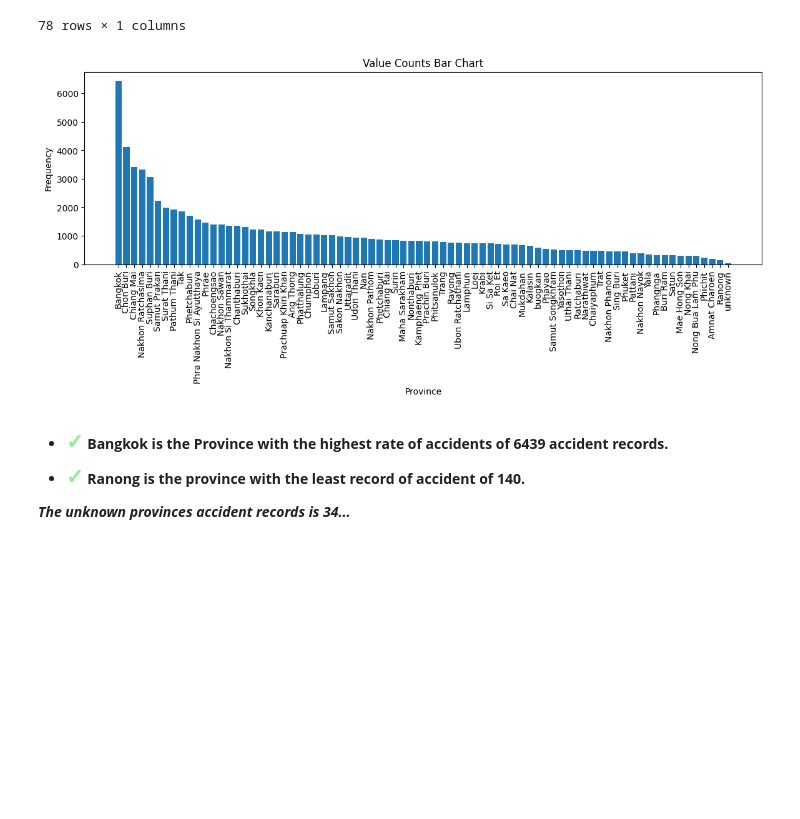
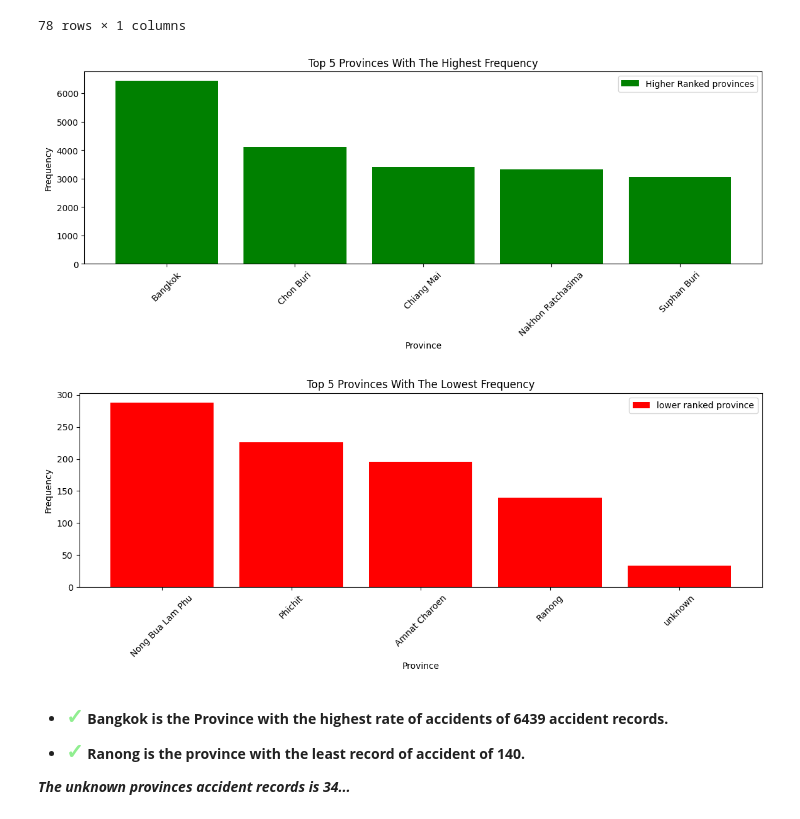
Before and after one commit to LegendSeyi/Thai_Road_Accident_Data_Analysis, a Jupyter notebook: Thai_Road_Accident_data_analysis.ipynb, the cells around one changed output. Saved outputs shown, nothing was run; the diff lists cells and outputs as text; code cells hidden in the pictures; blank space fills up the shorter version.

```diff
--- a/Thai_Road_Accident_data_analysis.ipynb
+++ b/Thai_Road_Accident_data_analysis.ipynb
@@ -1128,21 +1128,34 @@ provinces
 78 rows × 1 columns
 # %%
 plt.figure(figsize=(14,4))
-value_counts = data['province'].value_counts()
+value_counts = data['province'].value_counts().head()
+value_countss = data['province'].value_counts().tail()
 
 # Plot the bar chart with rotated x-axis labels
-plt.bar(value_counts.index, value_counts.values)
-
+plt.bar(value_counts.index, value_counts.values,  color='green', label='Higher Ranked provinces')
 # Customize the plot
 plt.xlabel('Province')
 plt.ylabel('Frequency')
-plt.title('Value Counts Bar Chart')
-plt.xticks(rotation=90)  # Rotate x-axis labels to 90 degrees for better visibility
+plt.title('Top 5 Provinces With The Highest Frequency')
+plt.xticks(rotation=45)  # Rotate x-axis labels to 90 degrees for better visibility
 
 # Show the plot
+plt.legend()
 plt.show()
+
+plt.figure(figsize=(14,4))
+plt.bar(value_countss.index, value_countss.values, color='red', label='lower ranked province')
+# Customize the plot
+plt.xlabel('Province')
+plt.ylabel('Frequency')
+plt.title('Top 5 Provinces With The Lowest Frequency')
+plt.xticks(rotation=45)  # Rotate x-axis labels to 90 degrees for better visibility
+# Show the plot
+plt.legend()
+plt.show()
 # %% [output]
-[figure, old version]
+[figure, new version]
+[figure, added]
 # %% [markdown]
 * <span style='color: lightgreen ; font-size: 1.5em ; font-weight: bold'>&#10003;</span> **Bangkok is the Province with the highest rate of accidents of 6439 accident records.**
 
```
